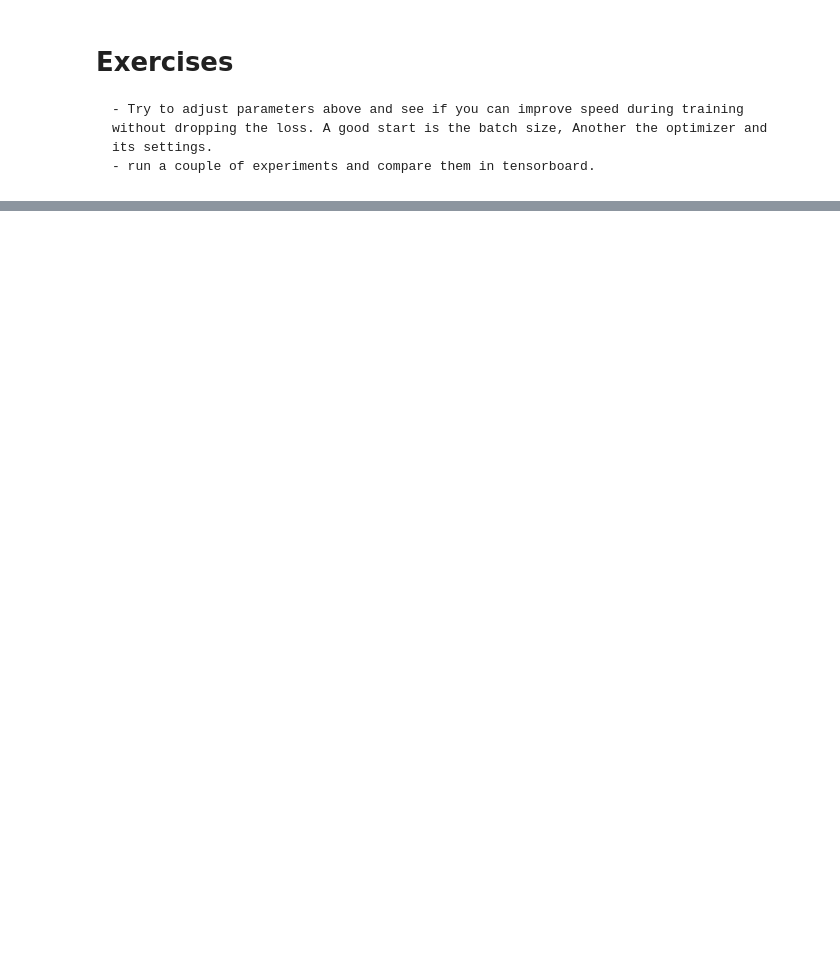
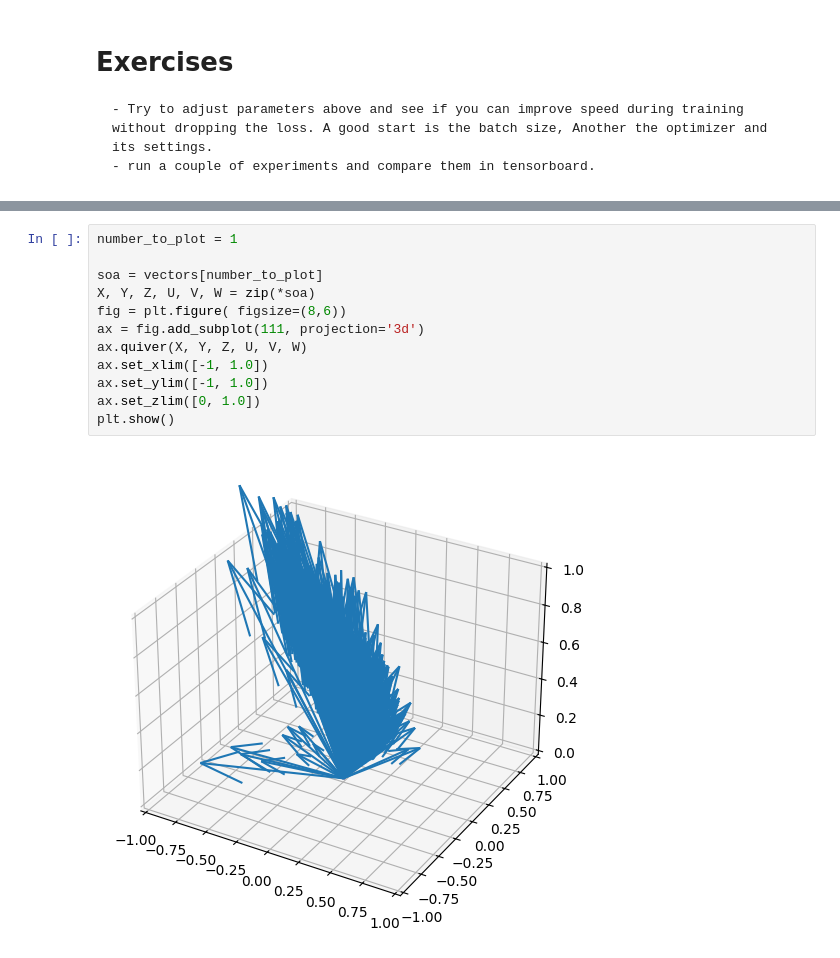
Before and after one commit to Atomtomate/PyTorchTutorial, a Jupyter notebook: 02_Dataloader_ModelsDefs.ipynb, the cells around one changed output, grey strips where cells are left out. Cells and saved outputs as stored; diff of their text form; blank space fills up the shorter version.

```diff
--- a/02_Dataloader_ModelsDefs.ipynb
+++ b/02_Dataloader_ModelsDefs.ipynb
@@ -179,0 +209,14 @@ plt.show()
+# %%
+number_to_plot = 1
+
+soa = vectors[number_to_plot]
+X, Y, Z, U, V, W = zip(*soa)
+fig = plt.figure( figsize=(8,6))
+ax = fig.add_subplot(111, projection='3d')
+ax.quiver(X, Y, Z, U, V, W)
+ax.set_xlim([-1, 1.0])
+ax.set_ylim([-1, 1.0])
+ax.set_zlim([0, 1.0])
+plt.show()
+# %% [output]
+[figure, added]
```
Also changed, not shown: parts of 5 cells of this notebook, 7 other files.
